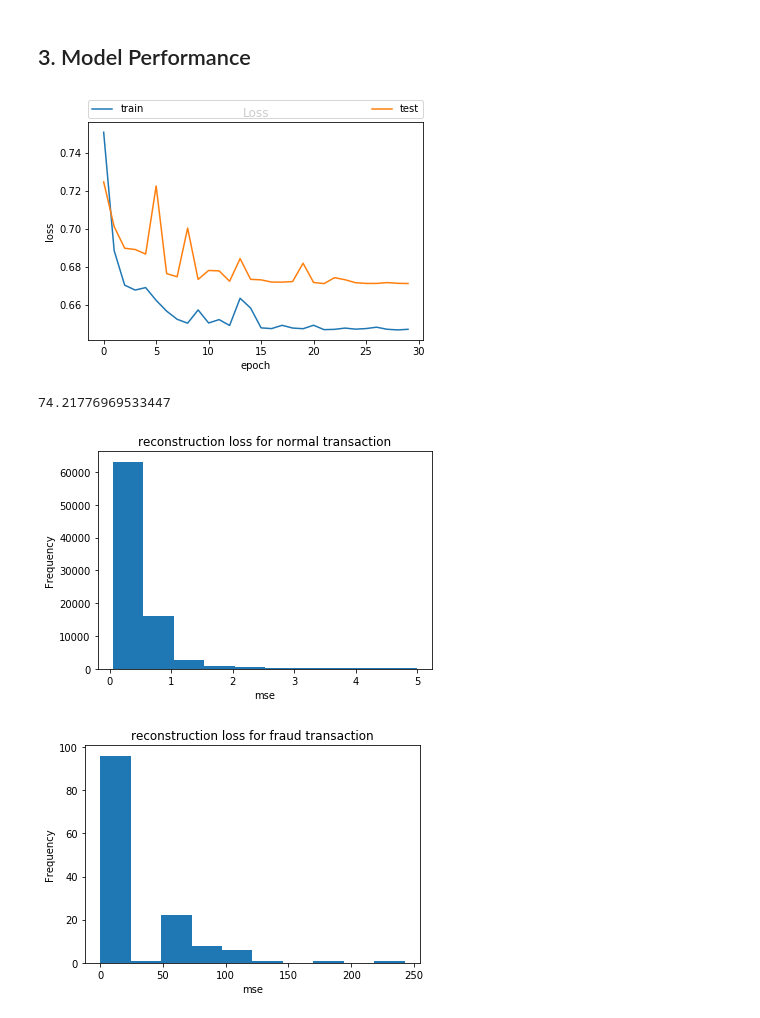
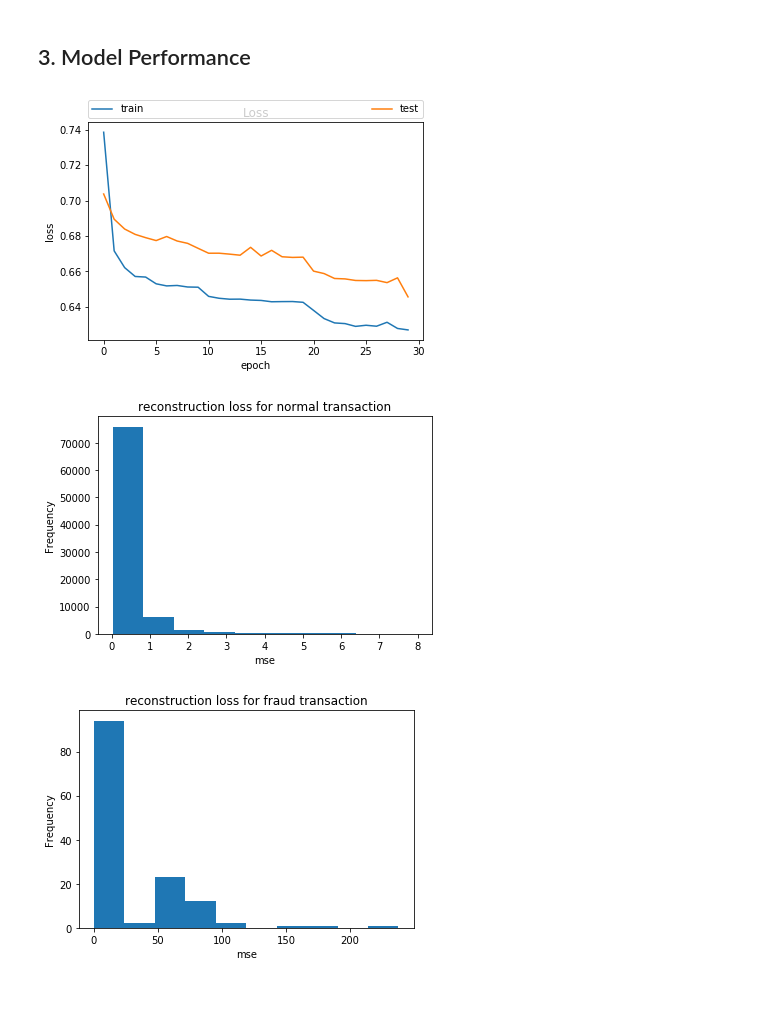
Before and after one commit to ramchalamkr/DeepLearning_FraudDetection, a Jupyter notebook: FraudDetection.ipynb, the cells around one changed output. Saved outputs shown, nothing was run; the diff lists cells and outputs as text; code cells hidden in the pictures.

```diff
--- a/FraudDetection.ipynb
+++ b/FraudDetection.ipynb
@@ -679,7 +676,7 @@ model.add(Dense(InputWidth, activation='relu'))
 print model.summary()
 # Compile model
 model.compile(loss='mean_squared_error', optimizer='adam', metrics=['accuracy'])
-op = model.fit(X_train, X_train, validation_data=(X_test, X_test), epochs=30, batch_size=64, verbose=2).history
+op = model.fit(X_train, X_train, validation_data=(X_test, X_test), epochs=30, batch_size=96, verbose=2).history
 # %% [output]
 _________________________________________________________________
 Layer (type)                 Output Shape              Param #
@@ -710,33 +707,30 @@ plt.ylabel('loss')
 plt.xlabel('epoch')
 plt.show()
 # %% [output]
-[figure, old version]
+[figure, new version]
 # %%
 y_pred = model.predict(X_test)
 mse = np.mean(np.power(X_test - y_pred, 2), axis=1)
-print mse[0]
-# %% [output]
-74.21776969533447
 # %%
-reconstLoss = pd.DataFrame({'ActualClass':y_test, 'mse':mse})
-NormalTran = reconstLoss[(reconstLoss['ActualClass'] == 0) & (reconstLoss['mse']<5)]
-FraudTran = reconstLoss[(reconstLoss['ActualClass'] == 1)]
+reconstructionLoss = pd.DataFrame({'ActualClass':y_test, 'mse':mse})
+Normal = reconstructionLoss[(reconstructionLoss['ActualClass'] == 0) & (reconstructionLoss['mse']<8)]
+Fraud = reconstructionLoss[(reconstructionLoss['ActualClass'] == 1)]
 # %%
-plt.hist(NormalTran['mse'],bins=10)
+plt.hist(Normal['mse'],bins=10)
 plt.title("reconstruction loss for normal transaction")
 plt.xlabel("mse")
 plt.ylabel("Frequency")
 plt.show()
 # %% [output]
-[figure, old version]
+[figure, new version]
 # %%
-plt.hist(FraudTran['mse'],bins=10)
+plt.hist(Fraud['mse'],bins=10)
 plt.title("reconstruction loss for fraud transaction")
 plt.xlabel("mse")
 plt.ylabel("Frequency")
 plt.show()
 # %% [output]
-[figure, old version]
+[figure, new version]
 # %%
 def TN_TP(ytrue,ypred,l,tpe):
     count = 0
```
Also changed, not shown: parts of 6 cells of this notebook, 1 other file.
